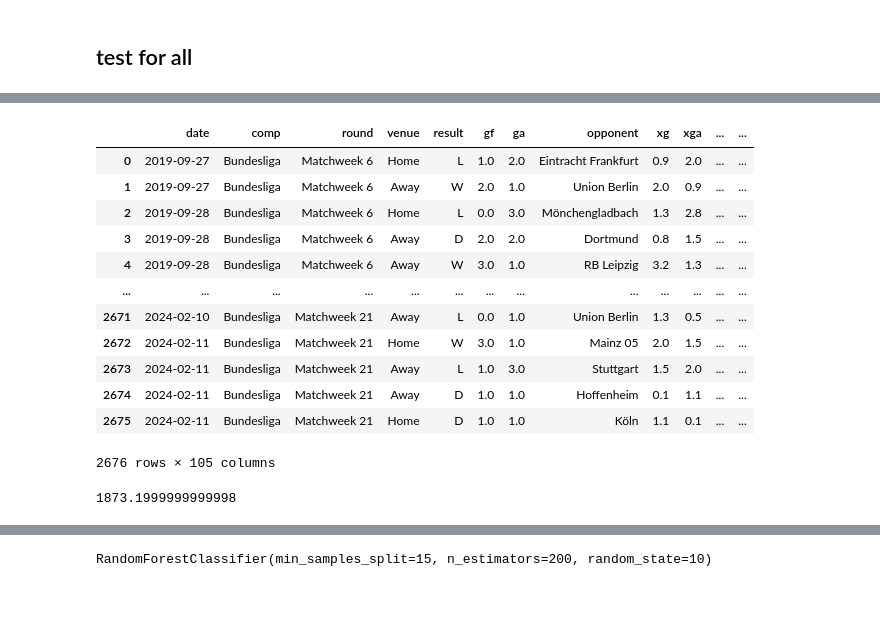
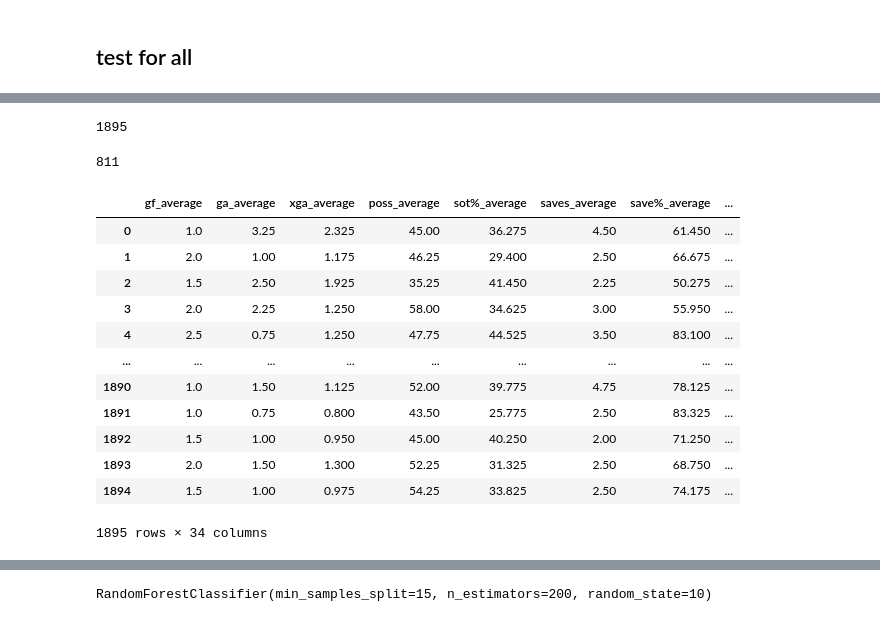
Before and after one commit to BinhHong/Prediction-football-outcome-in-Bundesliga, a Jupyter notebook: Data preparation.ipynb, the cells around one changed output, grey strips where cells are left out. Cells and saved outputs as stored; diff of their text form; code cells hidden in the pictures.

```diff
--- a/Data preparation.ipynb
+++ b/Data preparation.ipynb
@@ -1218,24 +1292,24 @@ df_test = df_rolling.merge(df_rolling, left_on=['date', 'team'],
-# %%
-df_test
-# %% [output]
-|  | date | comp | round | venue | result | gf | ga | opponent | xg | xga | ... | ... |
-| 0 | 2019-09-27 | Bundesliga | Matchweek 6 | Home | L | 1.0 | 2.0 | Eintracht Frankfurt | 0.9 | 2.0 | ... | ... |
-| 1 | 2019-09-27 | Bundesliga | Matchweek 6 | Away | W | 2.0 | 1.0 | Union Berlin | 2.0 | 0.9 | ... | ... |
-| 2 | 2019-09-28 | Bundesliga | Matchweek 6 | Home | L | 0.0 | 3.0 | Mönchengladbach | 1.3 | 2.8 | ... | ... |
-| 3 | 2019-09-28 | Bundesliga | Matchweek 6 | Away | D | 2.0 | 2.0 | Dortmund | 0.8 | 1.5 | ... | ... |
-| 4 | 2019-09-28 | Bundesliga | Matchweek 6 | Away | W | 3.0 | 1.0 | RB Leipzig | 3.2 | 1.3 | ... | ... |
-| ... | ... | ... | ... | ... | ... | ... | ... | ... | ... | ... | ... | ... |
-| 2671 | 2024-02-10 | Bundesliga | Matchweek 21 | Away | L | 0.0 | 1.0 | Union Berlin | 1.3 | 0.5 | ... | ... |
-| 2672 | 2024-02-11 | Bundesliga | Matchweek 21 | Home | W | 3.0 | 1.0 | Mainz 05 | 2.0 | 1.5 | ... | ... |
-| 2673 | 2024-02-11 | Bundesliga | Matchweek 21 | Away | L | 1.0 | 3.0 | Stuttgart | 1.5 | 2.0 | ... | ... |
-| 2674 | 2024-02-11 | Bundesliga | Matchweek 21 | Away | D | 1.0 | 1.0 | Hoffenheim | 0.1 | 1.1 | ... | ... |
-| 2675 | 2024-02-11 | Bundesliga | Matchweek 21 | Home | D | 1.0 | 1.0 | Köln | 1.1 | 0.1 | ... | ... |
-2676 rows × 105 columns
-# %%
-2676*0.7
-# %% [output]
-1873.1999999999998
-# %%
-# train test
-train = df_test.loc[:1873]
-test = df_test.loc[1873:]
+# %%
+len(train)
+# %% [output]
+1895
+# %%
+len(test)
+# %% [output]
+811
+# %%
+train[predictors]
+# %% [output]
+|  | gf_average | ga_average | xga_average | poss_average | sot%_average | saves_average | save%_average | ... |
+| 0 | 1.0 | 3.25 | 2.325 | 45.00 | 36.275 | 4.50 | 61.450 | ... |
+| 1 | 2.0 | 1.00 | 1.175 | 46.25 | 29.400 | 2.50 | 66.675 | ... |
+| 2 | 1.5 | 2.50 | 1.925 | 35.25 | 41.450 | 2.25 | 50.275 | ... |
+| 3 | 2.0 | 2.25 | 1.250 | 58.00 | 34.625 | 3.00 | 55.950 | ... |
+| 4 | 2.5 | 0.75 | 1.250 | 47.75 | 44.525 | 3.50 | 83.100 | ... |
+| ... | ... | ... | ... | ... | ... | ... | ... | ... |
+| 1890 | 1.0 | 1.50 | 1.125 | 52.00 | 39.775 | 4.75 | 78.125 | ... |
+| 1891 | 1.0 | 0.75 | 0.800 | 43.50 | 25.775 | 2.50 | 83.325 | ... |
+| 1892 | 1.5 | 1.00 | 0.950 | 45.00 | 40.250 | 2.00 | 71.250 | ... |
+| 1893 | 2.0 | 1.50 | 1.300 | 52.25 | 31.325 | 2.50 | 68.750 | ... |
+| 1894 | 1.5 | 1.00 | 0.975 | 54.25 | 33.825 | 2.50 | 74.175 | ... |
+1895 rows × 34 columns
```
Also changed, not shown: parts of 28 cells of this notebook.
